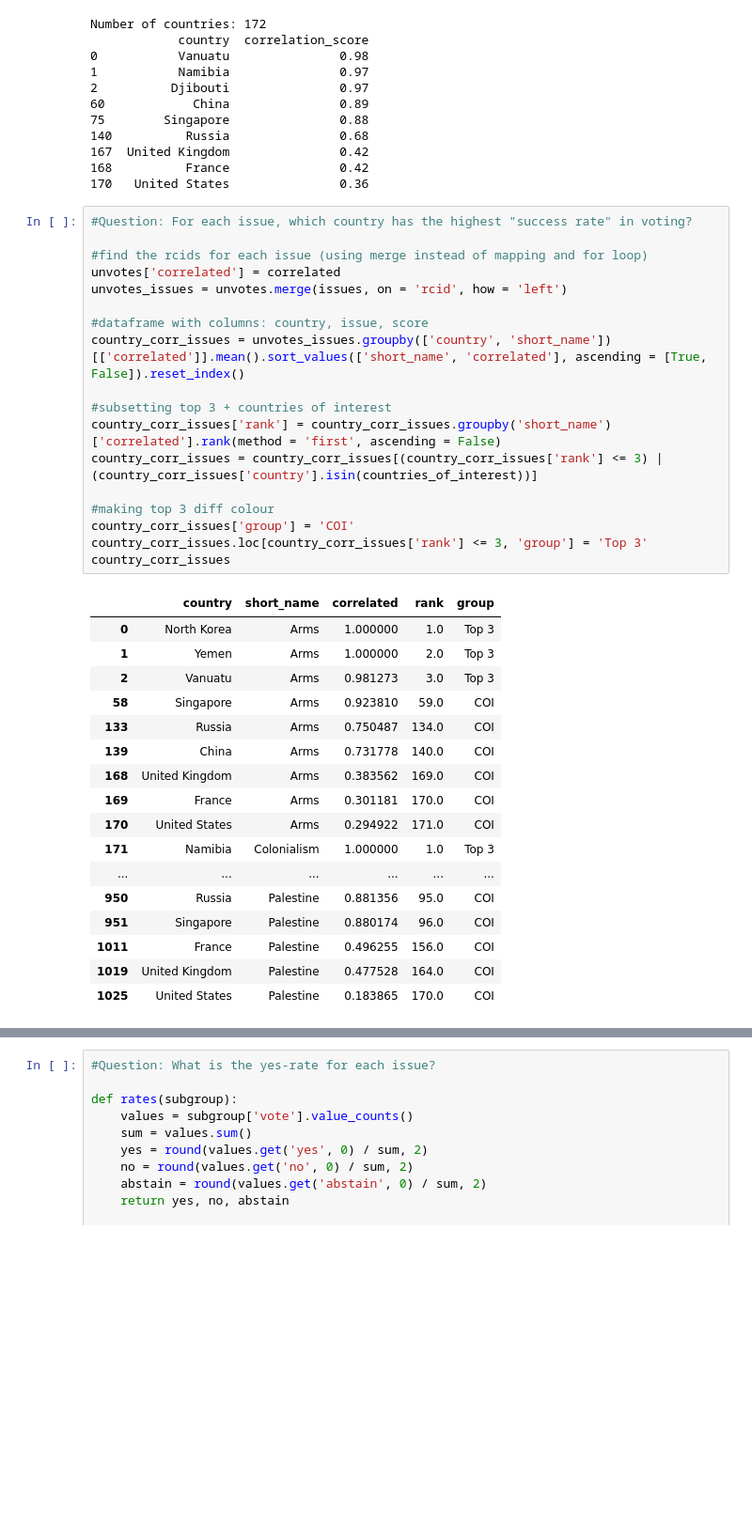
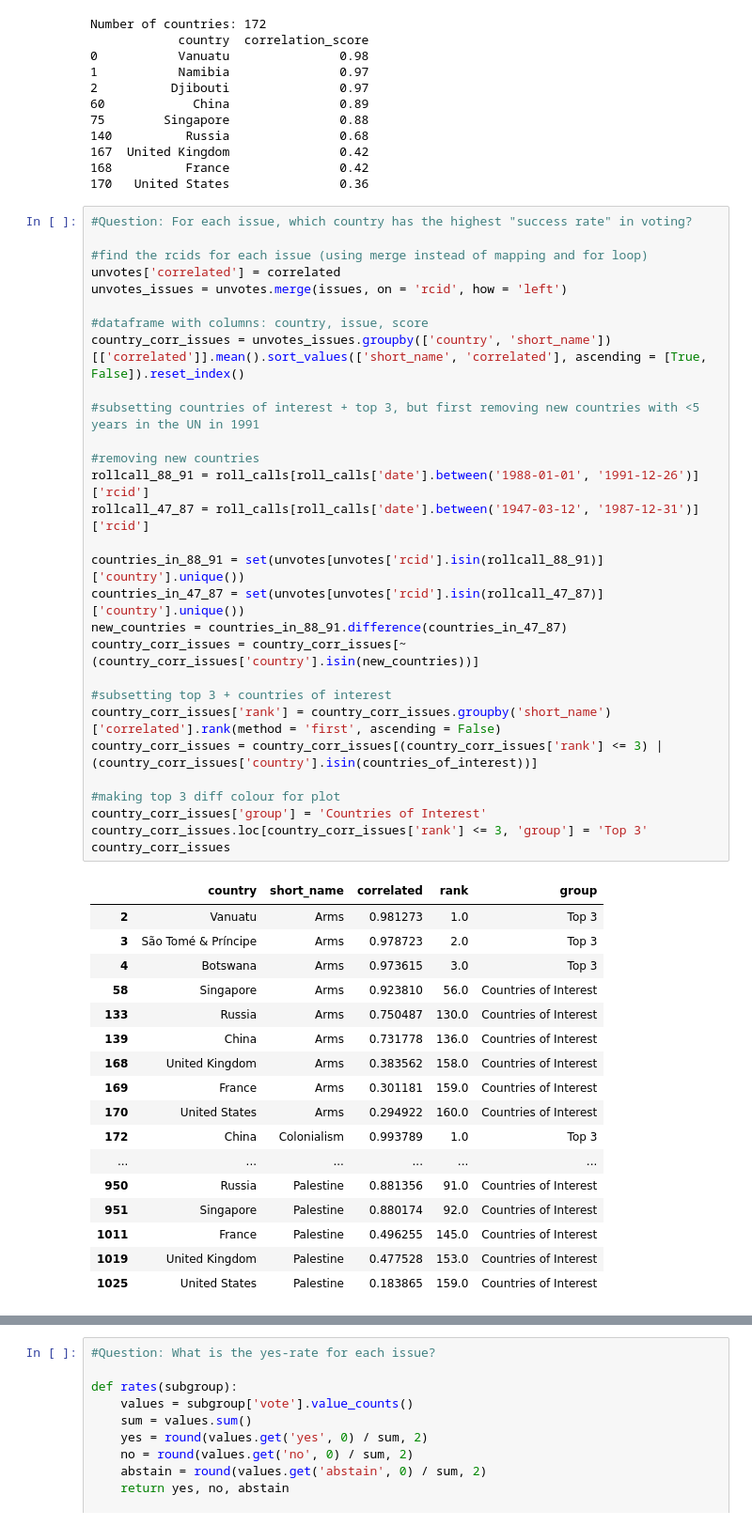
Before and after one commit to averagebonsai/dsa2101-project, a Jupyter notebook: dsaproject.ipynb, the cells around one changed output, grey strips where cells are left out. Shown at 94% size. Cells and saved outputs as stored; diff of their text form; blank space fills up the shorter version.

```diff
--- a/dsaproject.ipynb
+++ b/dsaproject.ipynb
@@ -297,36 +290,47 @@ Number of countries: 172
 # %%
 #Question: For each issue, which country has the highest "success rate" in voting?
 
 #find the rcids for each issue (using merge instead of mapping and for loop)
 unvotes['correlated'] = correlated
 unvotes_issues = unvotes.merge(issues, on = 'rcid', how = 'left')
 
 #dataframe with columns: country, issue, score
 country_corr_issues = unvotes_issues.groupby(['country', 'short_name'])[['correlated']].mean().sort_values(['short_name', 'correlated'], ascending = [True, False]).reset_index()
 
+#subsetting countries of interest + top 3, but first removing new countries with <5 years in the UN in 1991
+
+#removing new countries
+rollcall_88_91 = roll_calls[roll_calls['date'].between('1988-01-01', '1991-12-26')]['rcid']
+rollcall_47_87 = roll_calls[roll_calls['date'].between('1947-03-12', '1987-12-31')]['rcid']
+
+countries_in_88_91 = set(unvotes[unvotes['rcid'].isin(rollcall_88_91)]['country'].unique())
+countries_in_47_87 = set(unvotes[unvotes['rcid'].isin(rollcall_47_87)]['country'].unique())
+new_countries = countries_in_88_91.difference(countries_in_47_87)
+country_corr_issues = country_corr_issues[~(country_corr_issues['country'].isin(new_countries))]
+
 #subsetting top 3 + countries of interest
 country_corr_issues['rank'] = country_corr_issues.groupby('short_name')['correlated'].rank(method = 'first', ascending = False)
 country_corr_issues = country_corr_issues[(country_corr_issues['rank'] <= 3) | (country_corr_issues['country'].isin(countries_of_interest))]
 
-#making top 3 diff colour
-country_corr_issues['group'] = 'COI'
+#making top 3 diff colour for plot
+country_corr_issues['group'] = 'Countries of Interest'
 country_corr_issues.loc[country_corr_issues['rank'] <= 3, 'group'] = 'Top 3'
 country_corr_issues
 # %% [output]
 |  | country | short_name | correlated | rank | group |
-| 0 | North Korea | Arms | 1.000000 | 1.0 | Top 3 |
-| 1 | Yemen | Arms | 1.000000 | 2.0 | Top 3 |
-| 2 | Vanuatu | Arms | 0.981273 | 3.0 | Top 3 |
-| 58 | Singapore | Arms | 0.923810 | 59.0 | COI |
-| 133 | Russia | Arms | 0.750487 | 134.0 | COI |
-| 139 | China | Arms | 0.731778 | 140.0 | COI |
-| 168 | United Kingdom | Arms | 0.383562 | 169.0 | COI |
-| 169 | France | Arms | 0.301181 | 170.0 | COI |
-| 170 | United States | Arms | 0.294922 | 171.0 | COI |
-| 171 | Namibia | Colonialism | 1.000000 | 1.0 | Top 3 |
+| 2 | Vanuatu | Arms | 0.981273 | 1.0 | Top 3 |
+| 3 | São Tomé & Príncipe | Arms | 0.978723 | 2.0 | Top 3 |
+| 4 | Botswana | Arms | 0.973615 | 3.0 | Top 3 |
+| 58 | Singapore | Arms | 0.923810 | 56.0 | Countries of Interest |
+| 133 | Russia | Arms | 0.750487 | 130.0 | Countries of Interest |
+| 139 | China | Arms | 0.731778 | 136.0 | Countries of Interest |
+| 168 | United Kingdom | Arms | 0.383562 | 158.0 | Countries of Interest |
+| 169 | France | Arms | 0.301181 | 159.0 | Countries of Interest |
+| 170 | United States | Arms | 0.294922 | 160.0 | Countries of Interest |
+| 172 | China | Colonialism | 0.993789 | 1.0 | Top 3 |
 | ... | ... | ... | ... | ... | ... |
-| 950 | Russia | Palestine | 0.881356 | 95.0 | COI |
-| 951 | Singapore | Palestine | 0.880174 | 96.0 | COI |
-| 1011 | France | Palestine | 0.496255 | 156.0 | COI |
-| 1019 | United Kingdom | Palestine | 0.477528 | 164.0 | COI |
-| 1025 | United States | Palestine | 0.183865 | 170.0 | COI |
+| 950 | Russia | Palestine | 0.881356 | 91.0 | Countries of Interest |
+| 951 | Singapore | Palestine | 0.880174 | 92.0 | Countries of Interest |
+| 1011 | France | Palestine | 0.496255 | 145.0 | Countries of Interest |
+| 1019 | United Kingdom | Palestine | 0.477528 | 153.0 | Countries of Interest |
+| 1025 | United States | Palestine | 0.183865 | 159.0 | Countries of Interest |
```
Also changed, not shown: parts of 5 cells of this notebook.
